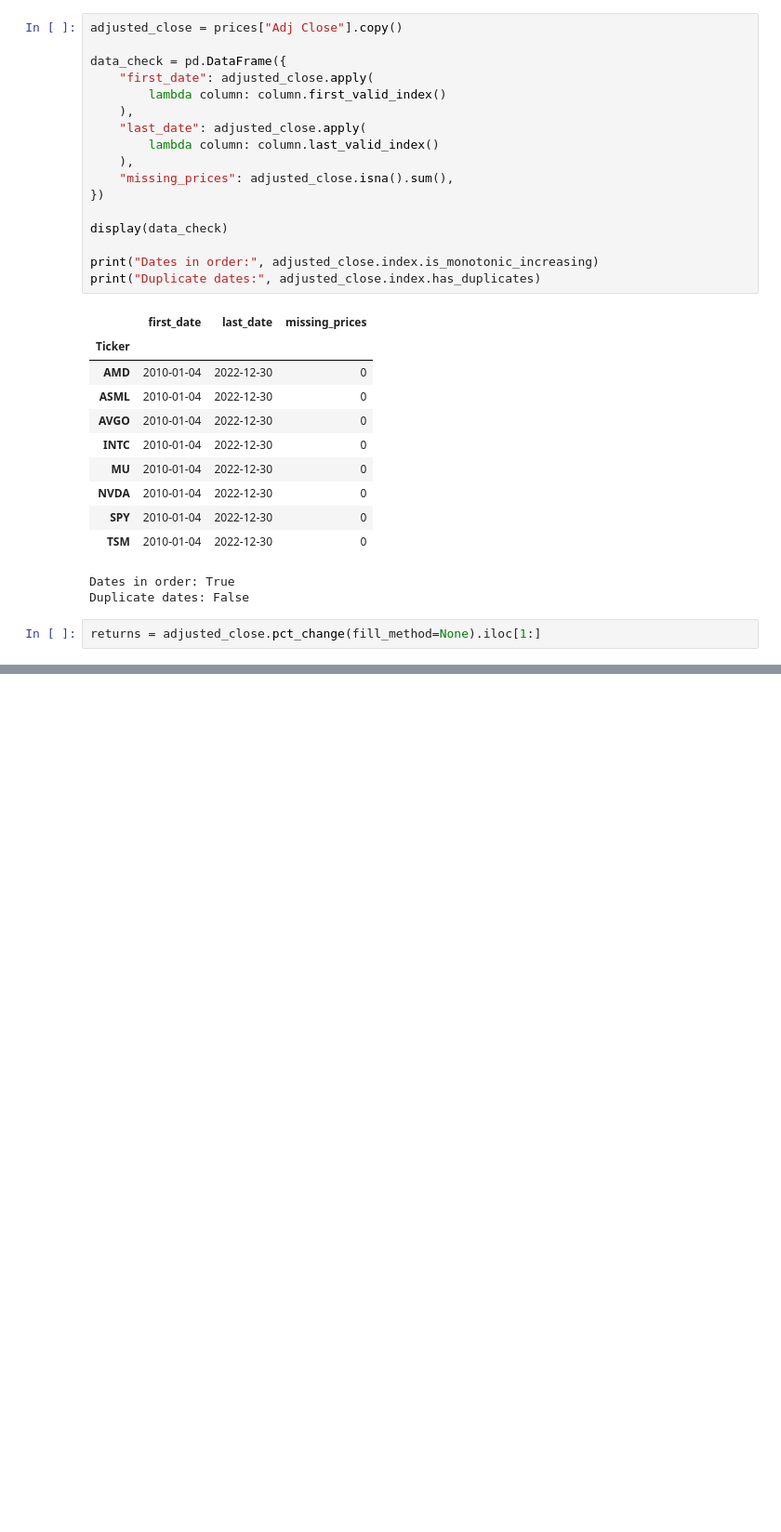
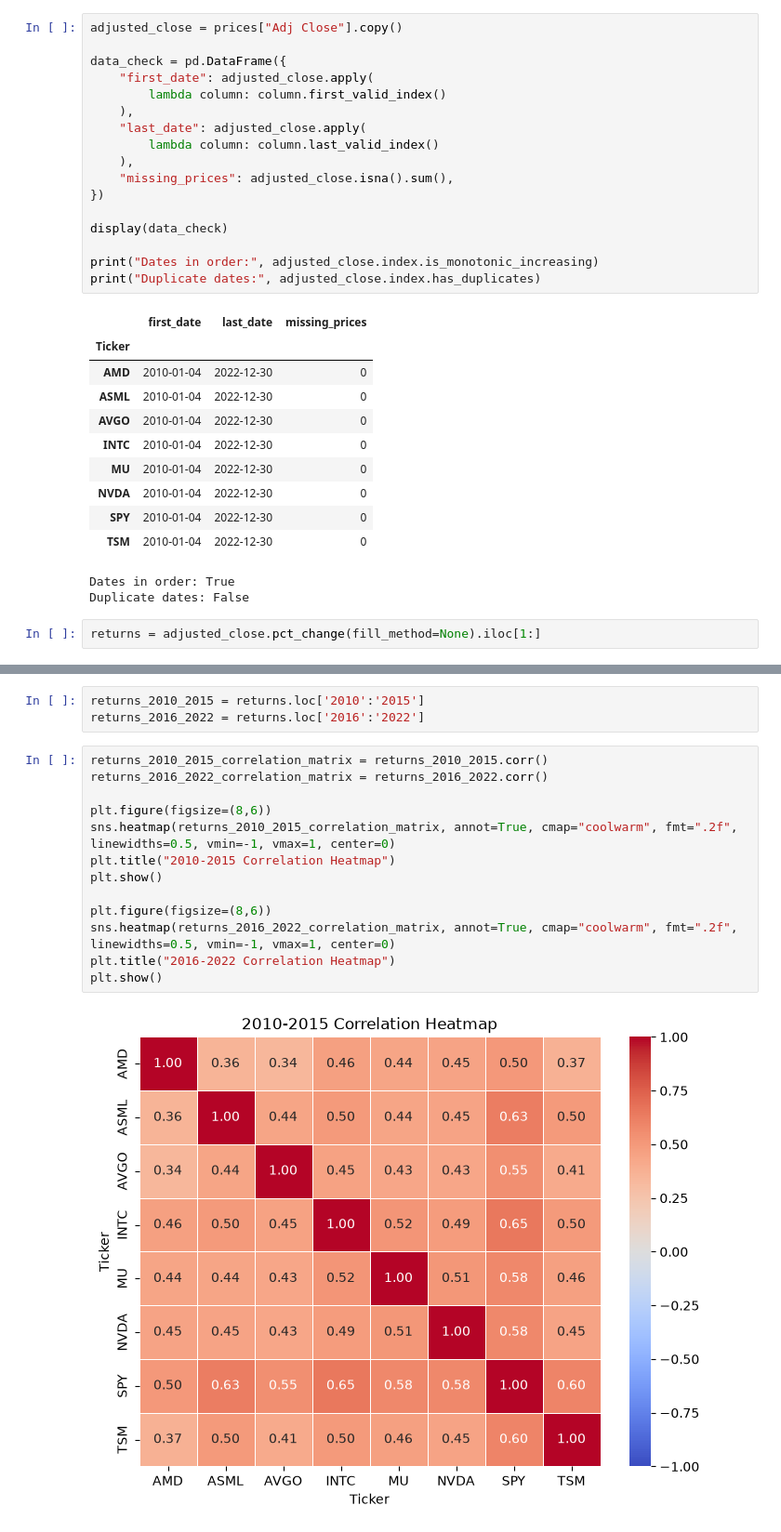
Before and after one commit to simbashakib/Semiconductor-Research-Project, a Jupyter notebook: notebooks/01_semiconductor_equity_analysis.ipynb, the cells around one changed output, grey strips where cells are left out. Shown at 93% size. Cells and saved outputs as stored; diff of their text form; blank space fills up the shorter version.

```diff
--- a/notebooks/01_semiconductor_equity_analysis.ipynb
+++ b/notebooks/01_semiconductor_equity_analysis.ipynb
@@ -203,0 +309,18 @@ plt.show()
+# %%
+returns_2010_2015 = returns.loc['2010':'2015']
+returns_2016_2022 = returns.loc['2016':'2022']
+# %%
+returns_2010_2015_correlation_matrix = returns_2010_2015.corr()
+returns_2016_2022_correlation_matrix = returns_2016_2022.corr()
+
+plt.figure(figsize=(8,6))
+sns.heatmap(returns_2010_2015_correlation_matrix, annot=True, cmap="coolwarm", fmt=".2f", linewidths=0.5, vmin=-1, vmax=1, center=0)
+plt.title("2010-2015 Correlation Heatmap")
+plt.show()
+
+plt.figure(figsize=(8,6))
+sns.heatmap(returns_2016_2022_correlation_matrix, annot=True, cmap="coolwarm", fmt=".2f", linewidths=0.5, vmin=-1, vmax=1, center=0)
+plt.title("2016-2022 Correlation Heatmap")
+plt.show()
+# %% [output]
+[figure, added]
```
Also changed, not shown: parts of 23 cells of this notebook, 4 other files.
